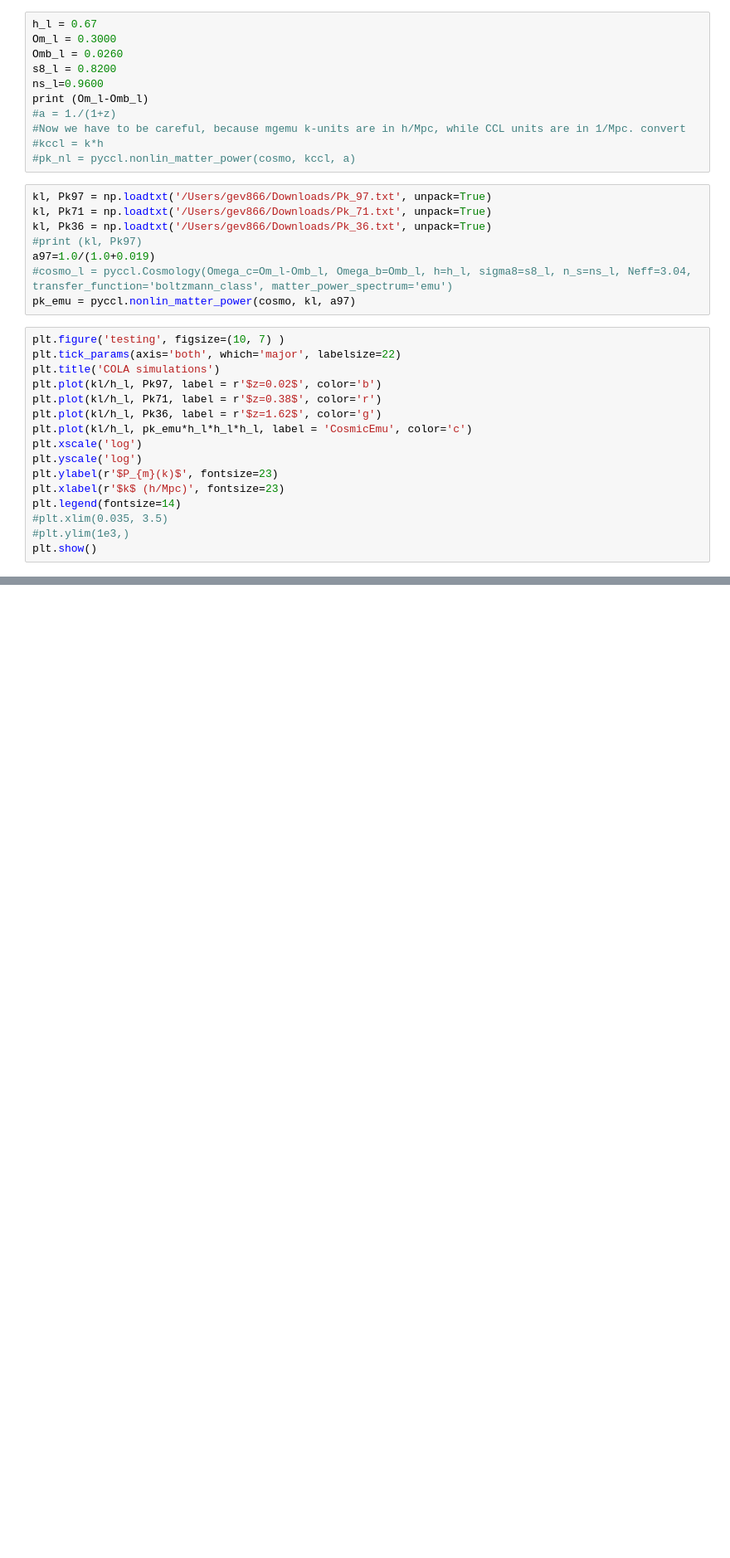
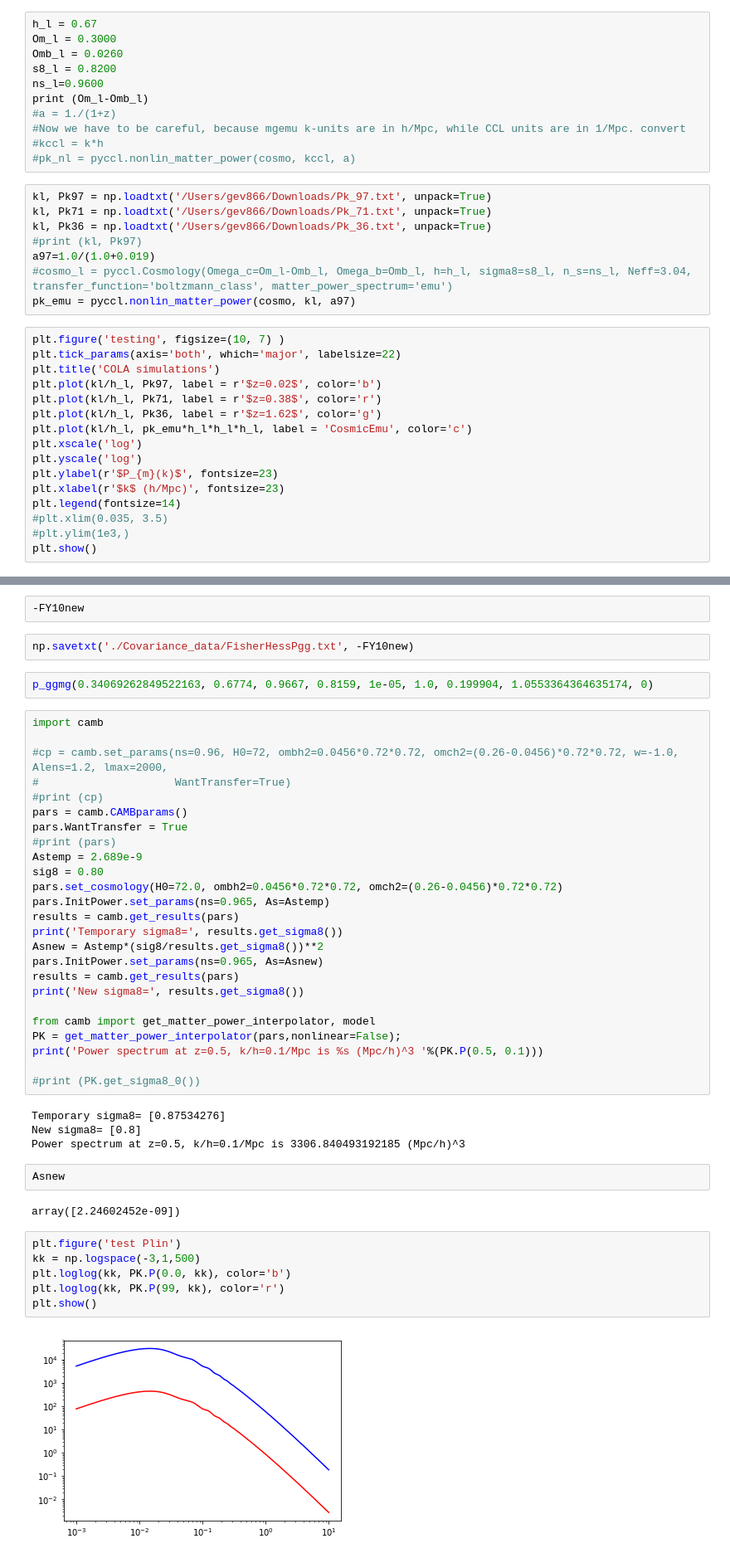
Before and after one commit to LSSTDESC/mgemu, a Jupyter notebook: notebooks/Galaxy_pmg.ipynb, the cells around one changed output, grey strips where cells are left out. Shown at 83% size. Cells and saved outputs as stored; diff of their text form; blank space fills up the shorter version.

```diff
--- a/notebooks/Galaxy_pmg.ipynb
+++ b/notebooks/Galaxy_pmg.ipynb
@@ -653,0 +1062,47 @@ plt.show()
+# %%
+-FY10new
+# %%
+np.savetxt('./Covariance_data/FisherHessPgg.txt', -FY10new)
+# %%
+p_ggmg(0.34069262849522163, 0.6774, 0.9667, 0.8159, 1e-05, 1.0, 0.199904, 1.0553364364635174, 0)
+# %%
+import camb
+
+#cp = camb.set_params(ns=0.96, H0=72, ombh2=0.0456*0.72*0.72, omch2=(0.26-0.0456)*0.72*0.72, w=-1.0, Alens=1.2, lmax=2000,
+#                     WantTransfer=True)
+#print (cp)
+pars = camb.CAMBparams()
+pars.WantTransfer = True
+#print (pars)
+Astemp = 2.689e-9
+sig8 = 0.80
+pars.set_cosmology(H0=72.0, ombh2=0.0456*0.72*0.72, omch2=(0.26-0.0456)*0.72*0.72)
+pars.InitPower.set_params(ns=0.965, As=Astemp)
+results = camb.get_results(pars)
+print('Temporary sigma8=', results.get_sigma8())
+Asnew = Astemp*(sig8/results.get_sigma8())**2
+pars.InitPower.set_params(ns=0.965, As=Asnew)
+results = camb.get_results(pars)
+print('New sigma8=', results.get_sigma8())
+
+from camb import get_matter_power_interpolator, model
+PK = get_matter_power_interpolator(pars,nonlinear=False);
+print('Power spectrum at z=0.5, k/h=0.1/Mpc is %s (Mpc/h)^3 '%(PK.P(0.5, 0.1)))
+
+#print (PK.get_sigma8_0())
+# %% [output]
+Temporary sigma8= [0.87534276]
+New sigma8= [0.8]
+Power spectrum at z=0.5, k/h=0.1/Mpc is 3306.840493192185 (Mpc/h)^3
+# %%
+Asnew
+# %% [output]
+array([2.24602452e-09])
+# %%
+plt.figure('test Plin')
+kk = np.logspace(-3,1,500)
+plt.loglog(kk, PK.P(0.0, kk), color='b')
+plt.loglog(kk, PK.P(99, kk), color='r')
+plt.show()
+# %% [output]
+[figure, added]
```
Also changed, not shown: parts of 69 cells of this notebook, 2 other files.
